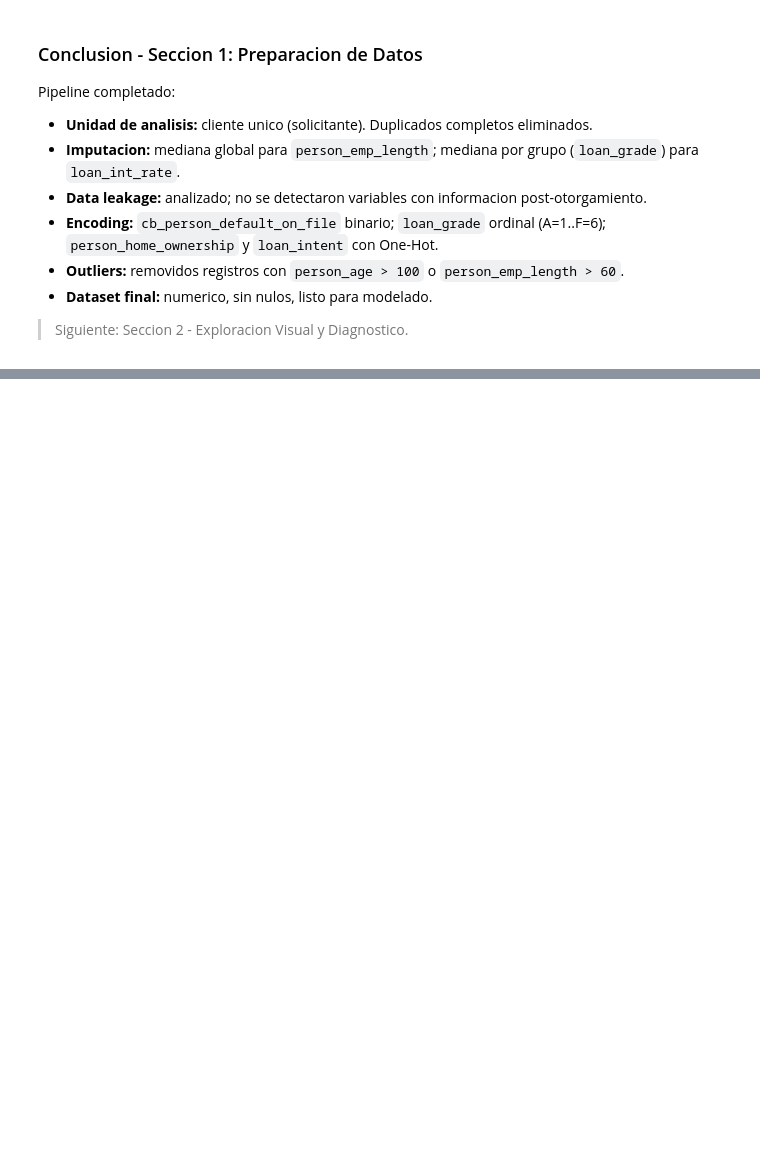
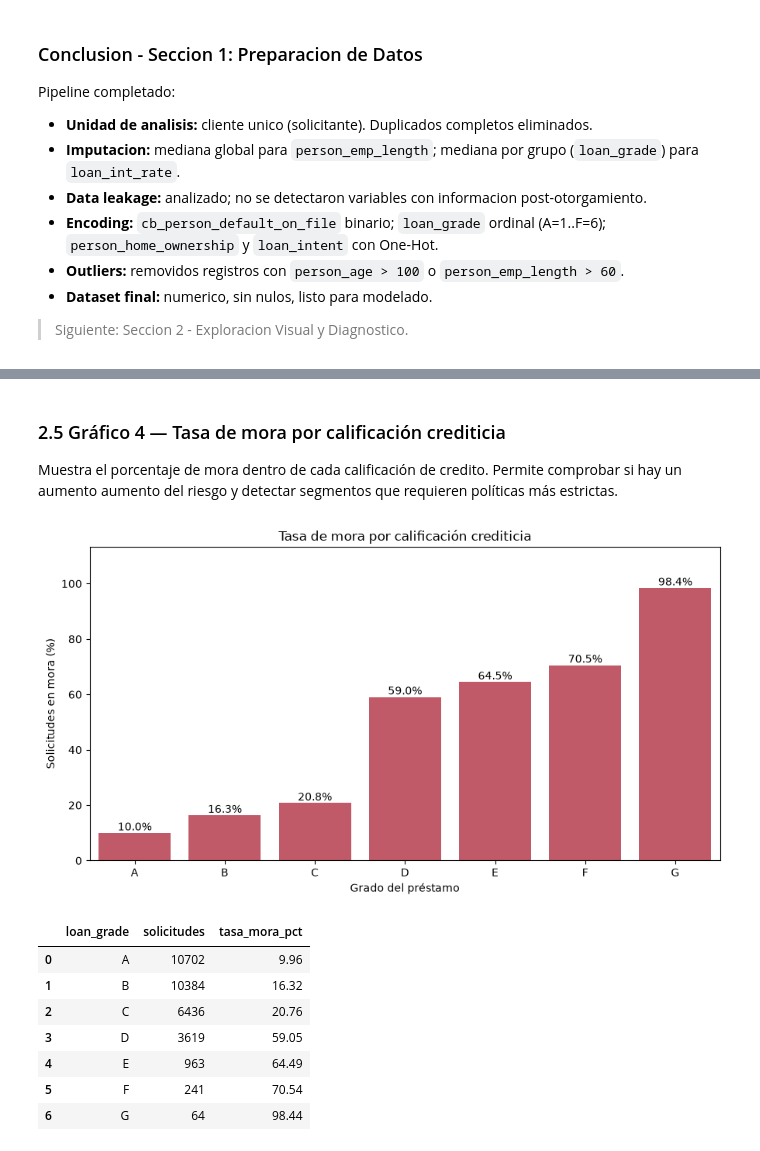
Before and after one commit to CristianPachacama/uide_01_aprendizaje_automatico, a Jupyter notebook: 2026_08_08_entreanamiento_modelos_regresion_clasificacion/grupo_4_taller_02.ipynb, the cells around one changed output, grey strips where cells are left out. Drawn from its saved outputs; the diff is of its cells as text; code cells hidden in the pictures; blank space fills up the shorter version.

```diff
--- a/2026_08_08_entreanamiento_modelos_regresion_clasificacion/grupo_4_taller_02.ipynb
+++ b/2026_08_08_entreanamiento_modelos_regresion_clasificacion/grupo_4_taller_02.ipynb
@@ -391,0 +497,33 @@ Pipeline completado:
+# %% [markdown]
+### 2.5 Gráfico 4 — Tasa de mora por calificación crediticia
+
+Muestra el porcentaje de mora dentro de cada calificación de credito. Permite comprobar si hay un aumento aumento del riesgo y detectar segmentos que requieren políticas más estrictas.
+# %%
+mora_grado = (
+    df_categorias.groupby('loan_grade', observed=False)['loan_status']
+    .agg(tasa_mora='mean', solicitudes='size')
+    .reset_index()
+)
+mora_grado['tasa_mora_pct'] = mora_grado['tasa_mora'] * 100
+
+plt.figure(figsize=(9, 5))
+ax = sns.barplot(data=mora_grado, x='loan_grade', y='tasa_mora_pct', color='#D1495B')
+for barra in ax.patches:
+    ax.text(barra.get_x() + barra.get_width()/2, barra.get_height(), f'{barra.get_height():.1f}%', ha='center', va='bottom')
+plt.title('Tasa de mora por calificación crediticia')
+plt.xlabel('Grado del préstamo')
+plt.ylabel('Solicitudes en mora (%)')
+plt.ylim(0, max(mora_grado['tasa_mora_pct']) * 1.15)
+plt.tight_layout()
+plt.show()
+mora_grado[['loan_grade', 'solicitudes', 'tasa_mora_pct']].round(2)
+# %% [output]
+[figure, added]
+|  | loan_grade | solicitudes | tasa_mora_pct |
+| 0 | A | 10702 | 9.96 |
+| 1 | B | 10384 | 16.32 |
+| 2 | C | 6436 | 20.76 |
+| 3 | D | 3619 | 59.05 |
+| 4 | E | 963 | 64.49 |
+| 5 | F | 241 | 70.54 |
+| 6 | G | 64 | 98.44 |
```
Also changed, not shown: parts of 20 cells of this notebook.
